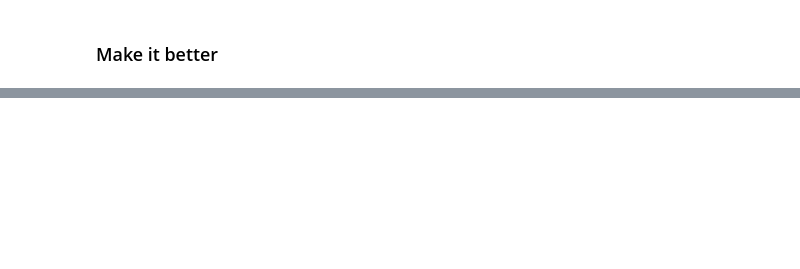
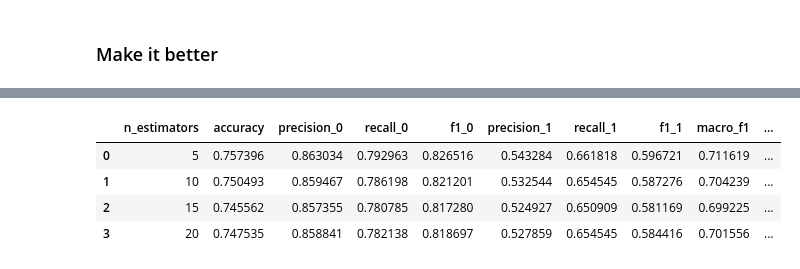
Before and after one commit to natdosan/data207-final-prject, a Jupyter notebook: src/emily_modeling.ipynb, the cells around one changed output, grey strips where cells are left out. Cells and saved outputs as stored; diff of their text form; code cells hidden in the pictures; blank space fills up the shorter version.

```diff
--- a/src/emily_modeling.ipynb
+++ b/src/emily_modeling.ipynb
@@ -217,0 +326,42 @@ Validation accuracy: 0.7387
+# %%
+results = []
+
+min_samples_leaf = [5, 10, 15, 20]
+
+for n in min_samples_leaf:
+
+    rf = RandomForestClassifier(
+        n_estimators=200,
+        n_jobs=-1,
+        random_state=7,
+        max_depth=5,
+        max_features='log2',
+        min_samples_leaf=n,
+        min_samples_split=15
+    )
+
+    rf.fit(X_train, y_train)
+
+    # save model
+    filename = f"nhanes_rf_{n}_leafs.pkl"
+    joblib.dump(rf, filename)
+
+    # evaluate
+    metrics = performance_metrics(rf, X_train, y_train, X_val, y_val, print=False)
+
+    # assume performance_metrics returns a dict
+    metrics['n_estimators'] = n
+
+    parsed = parse_metrics(metrics)
+    results.append(parsed)
+
+# convert to dataframe
+results_df = pd.DataFrame(results)
+
+results_df
+# %% [output]
+|  | n_estimators | accuracy | precision_0 | recall_0 | f1_0 | precision_1 | recall_1 | f1_1 | macro_f1 | ... |
+| 0 | 5 | 0.757396 | 0.863034 | 0.792963 | 0.826516 | 0.543284 | 0.661818 | 0.596721 | 0.711619 | ... |
+| 1 | 10 | 0.750493 | 0.859467 | 0.786198 | 0.821201 | 0.532544 | 0.654545 | 0.587276 | 0.704239 | ... |
+| 2 | 15 | 0.745562 | 0.857355 | 0.780785 | 0.817280 | 0.524927 | 0.650909 | 0.581169 | 0.699225 | ... |
+| 3 | 20 | 0.747535 | 0.858841 | 0.782138 | 0.818697 | 0.527859 | 0.654545 | 0.584416 | 0.701556 | ... |
```
Also changed, not shown: parts of 31 cells of this notebook, 3 other files.
